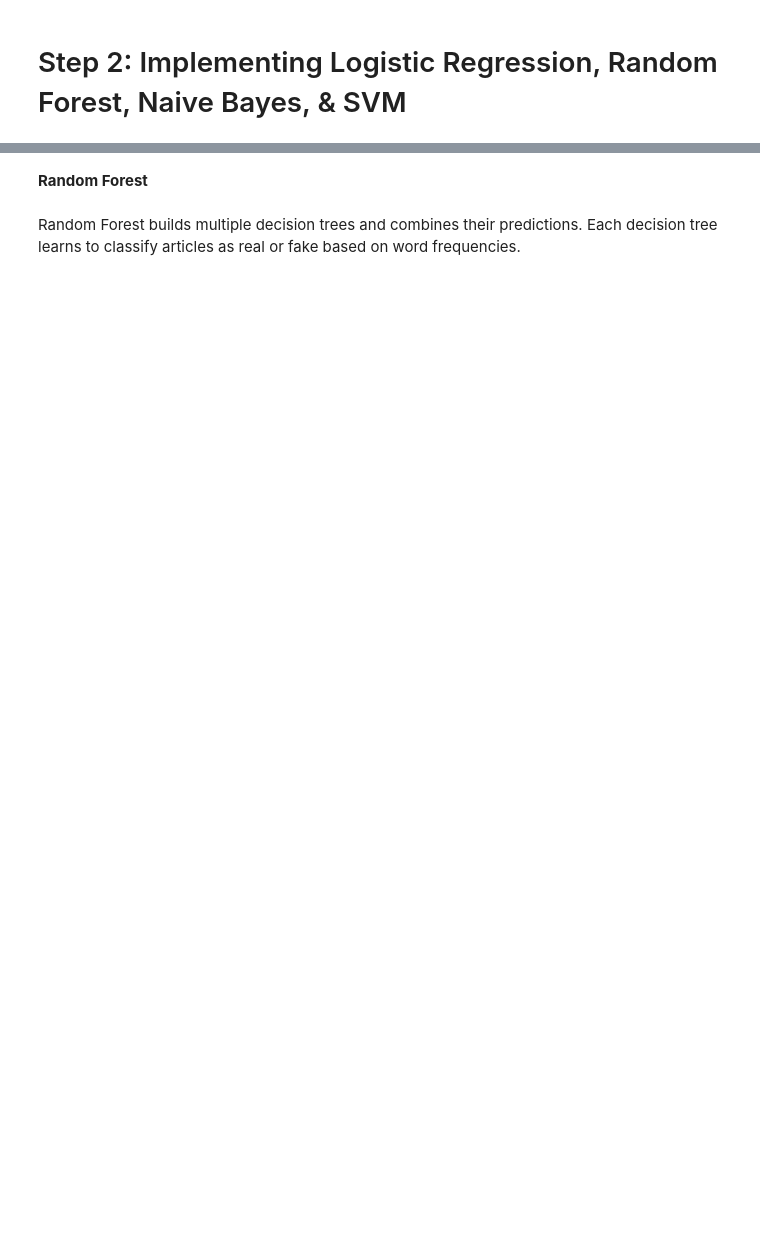
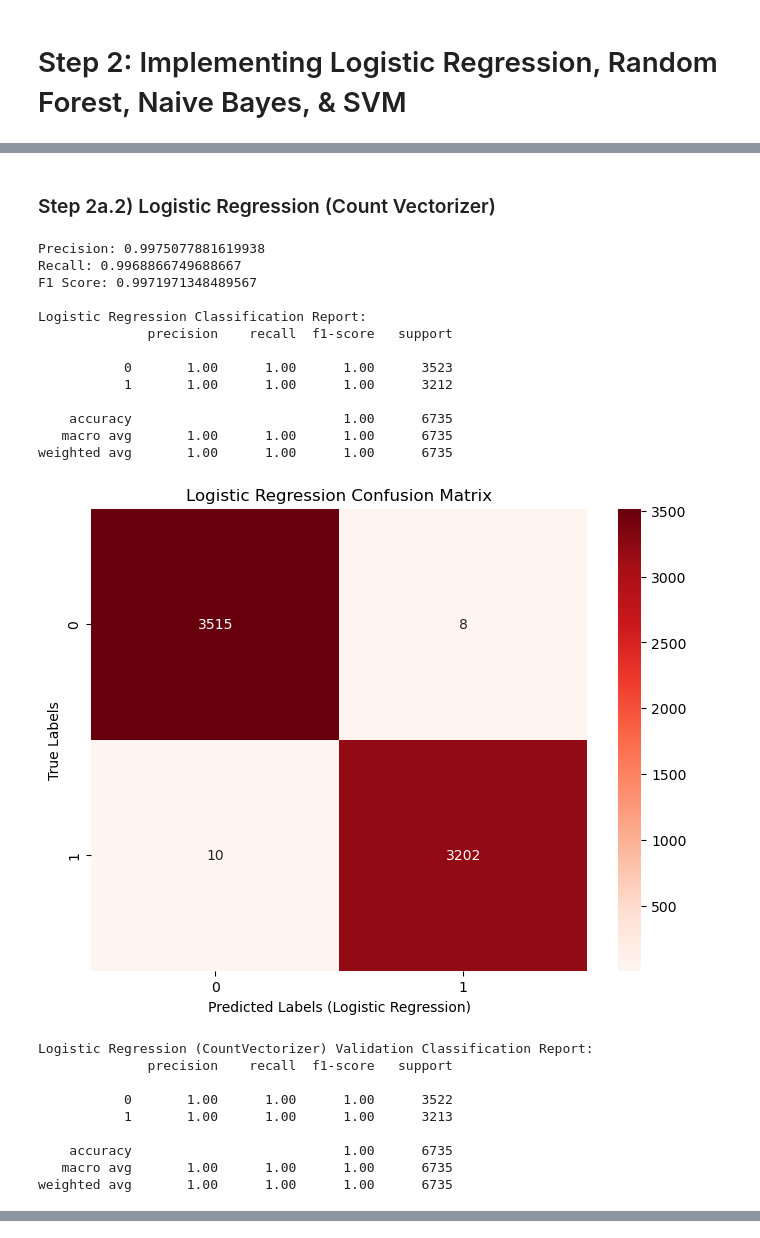
Before and after one commit to rrdu/ECE-580-Project, a Jupyter notebook: ECE 580 Project Code.ipynb, the cells around one changed output, grey strips where cells are left out. Saved outputs shown, nothing was run; the diff lists cells and outputs as text; code cells hidden in the pictures; blank space fills up the shorter version.

```diff
--- a/ECE 580 Project Code.ipynb
+++ b/ECE 580 Project Code.ipynb
@@ -323,21 +397,47 @@ plt.show()
+# %% [markdown]
+### Step 2a.2) Logistic Regression (Count Vectorizer)
 # %%
 # With Count Vectorizer
 logistic_model = LogisticRegression(max_iter=1000, random_state=42)
 logistic_model.fit(X_train_counts, y_train)
 
 lr_y_pred = logistic_model.predict(X_test_counts)
 
 model_evaluation(y_test, lr_y_pred, "Logistic Regression")
 
 # Validation set evaluation
 y_val_pred = logistic_model.predict(X_val_counts)
-print("Validation Classification Report:")
+print("Logistic Regression (CountVectorizer) Validation Classification Report:")
 print(classification_report(y_val, y_val_pred))
 
 cm_val = confusion_matrix(y_val, y_val_pred)
 plt.figure(figsize=(8, 6))
 sns.heatmap(cm_val, annot=True, fmt='d', cmap='Greens')
 plt.xlabel('Predicted Labels')
 plt.ylabel('True Labels')
-plt.title('Validation Confusion Matrix')
+plt.title('Logistic Regression (CountVectorizer) Validation Confusion Matrix')
 plt.show()
+# %% [output]
+Precision: 0.9975077881619938
+Recall: 0.9968866749688667
+F1 Score: 0.9971971348489567
+
+Logistic Regression Classification Report:
+              precision    recall  f1-score   support
+
+           0       1.00      1.00      1.00      3523
+           1       1.00      1.00      1.00      3212
+
+    accuracy                           1.00      6735
+   macro avg       1.00      1.00      1.00      6735
+weighted avg       1.00      1.00      1.00      6735
+[figure, added]
+Logistic Regression (CountVectorizer) Validation Classification Report:
+              precision    recall  f1-score   support
+
+           0       1.00      1.00      1.00      3522
+           1       1.00      1.00      1.00      3213
+
+    accuracy                           1.00      6735
+   macro avg       1.00      1.00      1.00      6735
+weighted avg       1.00      1.00      1.00      6735
@@ -344,4 +444,0 @@ plt.show()
-# %% [markdown]
-**Random Forest**
-# %% [markdown]
-Random Forest builds multiple decision trees and combines their predictions. Each decision tree learns to classify articles as real or fake based on word frequencies.
```
Also changed, not shown: parts of 35 cells of this notebook, 2 other files.
